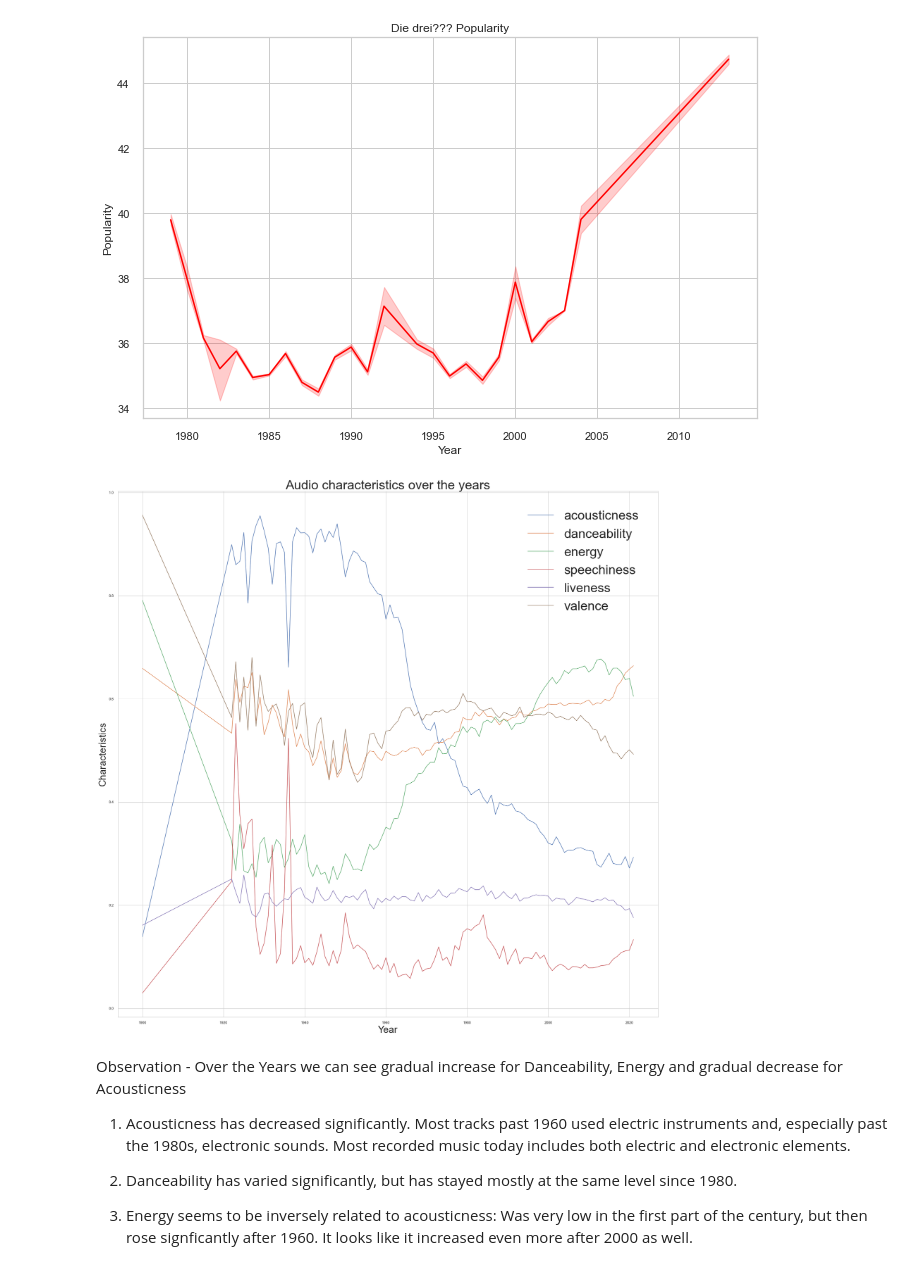
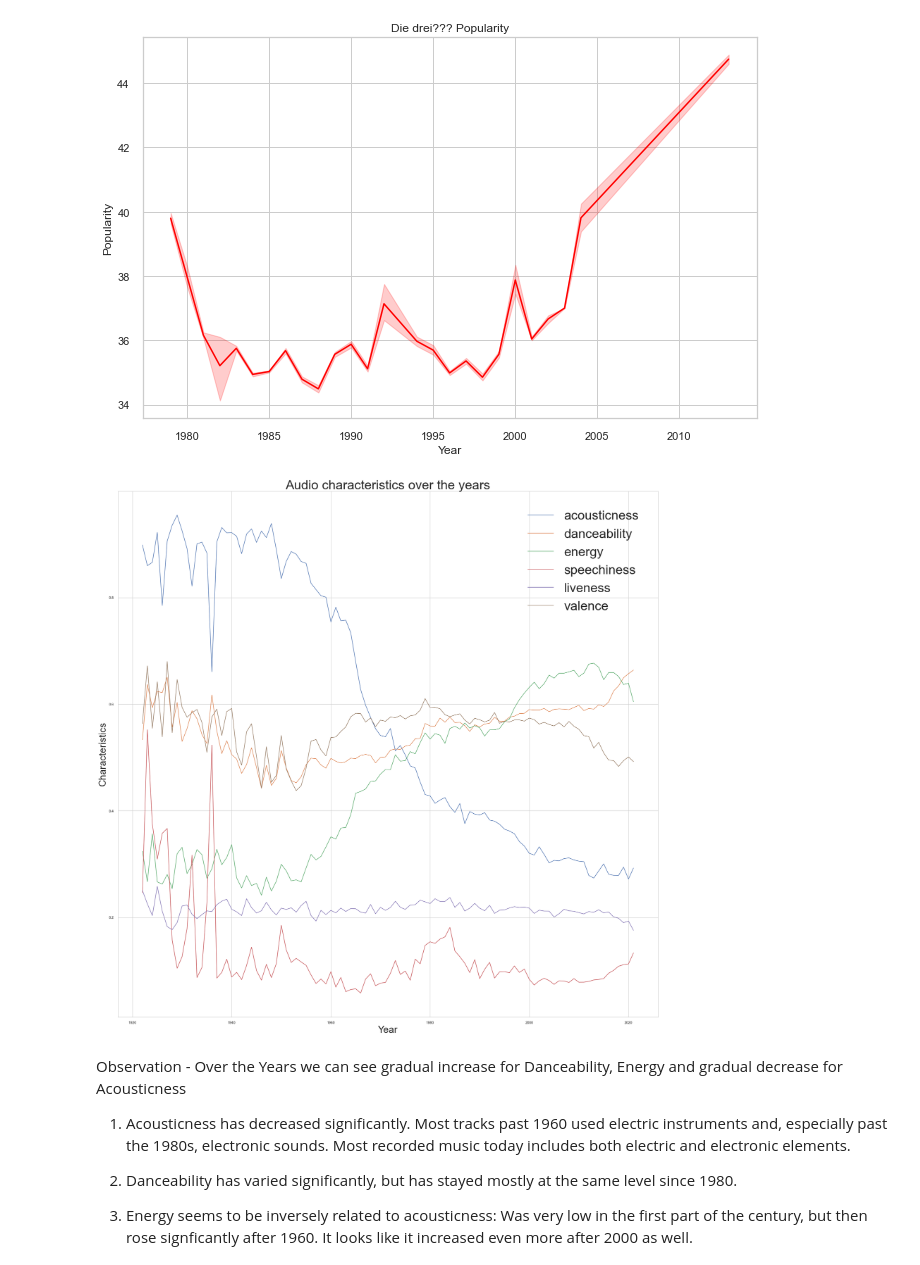
Before and after one commit to zerazyrus/Music-Recommendation-System, a Jupyter notebook: Spotify RS.ipynb, the cells around one changed output. Drawn from its saved outputs; the diff is of its cells as text; code cells hidden in the pictures.

```diff
--- a/Spotify RS.ipynb
+++ b/Spotify RS.ipynb
@@ -99,9 +113,3 @@ dataframe['duration_min'].head()
 3    2.95
 4    2.72
 Name: duration_min, dtype: float64
-# %%
-#Create year column from release_date column
-dataframe['year']=dataframe['release_date'].str[0:4]
-dataframe['release_date']=dataframe['year']
-dataframe['release_date'] = dataframe.year.astype('int64')
-dataframe['release_date'].head()
@@ -132,17 +133,17 @@ dataframe.head()
 #Add Song decade column in the dataset
 dataframe['Song Decade'] = None
 
-dataframe.loc[(dataframe['release_date'] >= 1920) & (dataframe['release_date'] < 1930), 'Song Decade'] = '1920s'
-dataframe.loc[(dataframe['release_date'] >= 1930) & (dataframe['release_date'] < 1940), 'Song Decade'] = '1930s'
-dataframe.loc[(dataframe['release_date'] >= 1940) & (dataframe['release_date'] < 1950), 'Song Decade'] = '1940s'
-dataframe.loc[(dataframe['release_date'] >= 1950) & (dataframe['release_date'] < 1960), 'Song Decade'] = '1950s'
-dataframe.loc[(dataframe['release_date'] >= 1960) & (dataframe['release_date'] < 1970), 'Song Decade'] = '1960s'
-dataframe.loc[(dataframe['release_date'] >= 1970) & (dataframe['release_date'] < 1980), 'Song Decade'] = '1970s'
-dataframe.loc[(dataframe['release_date'] >= 1980) & (dataframe['release_date'] < 1990), 'Song Decade'] = '1980s'
-dataframe.loc[(dataframe['release_date'] >= 1990) & (dataframe['release_date'] < 2000), 'Song Decade'] = '1990s'
-dataframe.loc[(dataframe['release_date'] >= 2000) & (dataframe['release_date'] < 2010), 'Song Decade'] = '2000s'
-dataframe.loc[(dataframe['release_date'] >= 2010) & (dataframe['release_date'] < 2020), 'Song Decade'] = '2010s'
-dataframe.loc[(dataframe['release_date'] >= 2020) & (dataframe['release_date'] < 2030), 'Song Decade'] = '2020s'
+dataframe.loc[(dataframe['year'] >= 1920) & (dataframe['year'] < 1930), 'Song Decade'] = '1920s'
+dataframe.loc[(dataframe['year'] >= 1930) & (dataframe['year'] < 1940), 'Song Decade'] = '1930s'
+dataframe.loc[(dataframe['year'] >= 1940) & (dataframe['year'] < 1950), 'Song Decade'] = '1940s'
+dataframe.loc[(dataframe['year'] >= 1950) & (dataframe['year'] < 1960), 'Song Decade'] = '1950s'
+dataframe.loc[(dataframe['year'] >= 1960) & (dataframe['year'] < 1970), 'Song Decade'] = '1960s'
+dataframe.loc[(dataframe['year'] >= 1970) & (dataframe['year'] < 1980), 'Song Decade'] = '1970s'
+dataframe.loc[(dataframe['year'] >= 1980) & (dataframe['year'] < 1990), 'Song Decade'] = '1980s'
+dataframe.loc[(dataframe['year'] >= 1990) & (dataframe['year'] < 2000), 'Song Decade'] = '1990s'
+dataframe.loc[(dataframe['year'] >= 2000) & (dataframe['year'] < 2010), 'Song Decade'] = '2000s'
+dataframe.loc[(dataframe['year'] >= 2010) & (dataframe['year'] < 2020), 'Song Decade'] = '2010s'
+dataframe.loc[(dataframe['year'] >= 2020) & (dataframe['year'] < 2030), 'Song Decade'] = '2020s'
 
 dataframe.head()
 # %% [output]
@@ -162,6 +163,6 @@ dataframe.duplicated().any().sum()
 # %% [markdown]
 There are not any duplicates in the data set because of the unique id feature.Let's see if we remove this are there any duplicates
 # %%
-dataframe = dataframe.drop(labels=['id'], axis=1)
+dataframe = dataframe.drop(labels=['id','release_date'], axis=1)
 dataframe.shape
 # %% [output]
@@ -334,16 +335,16 @@ plt.show()
 # %%
 columns = ["acousticness","danceability","energy","speechiness","liveness","valence"]
 plt.figure(figsize=(30,30))
 for c in columns:
-    x = dataframe.groupby('release_date')[c].mean()
+    x = dataframe.groupby('year')[c].mean()
     sns.lineplot(x.index,x,label=c)
 plt.title('Audio characteristics over the years', fontsize=40)
 plt.xlabel('Year',fontsize=30)
 plt.ylabel('Characteristics',fontsize=30)
 plt.legend(fancybox=True, framealpha=1, shadow=True, borderpad=1, prop={'size': 40}, loc = 'upper right')
 plt.show()
 # %% [output]
-[figure, old version]
+[figure, new version]
 # %% [markdown]
 Observation - Over the Years we can see gradual increase for Danceability, Energy and gradual decrease for Acousticness
 
```
Also changed, not shown: parts of 79 cells of this notebook.
